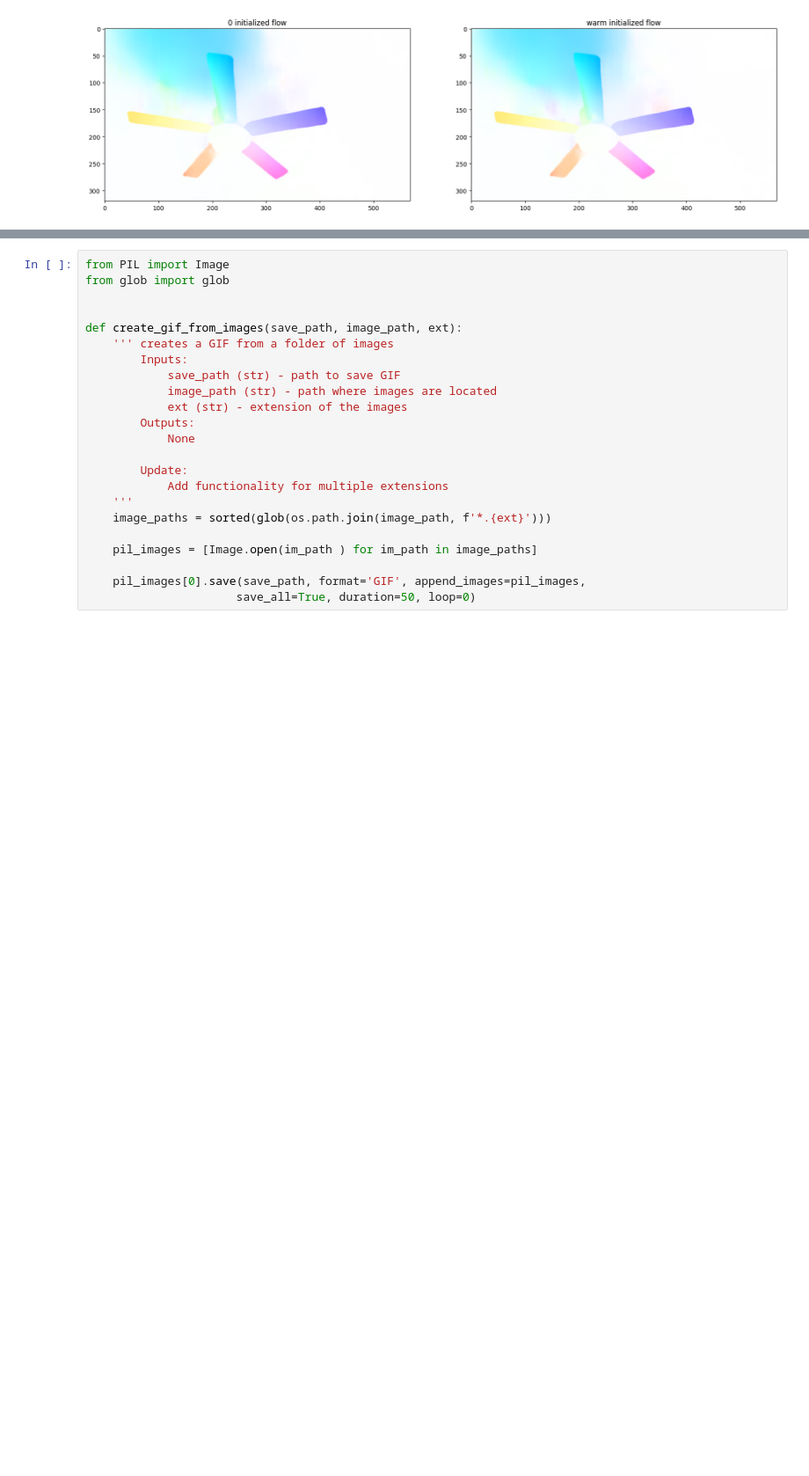
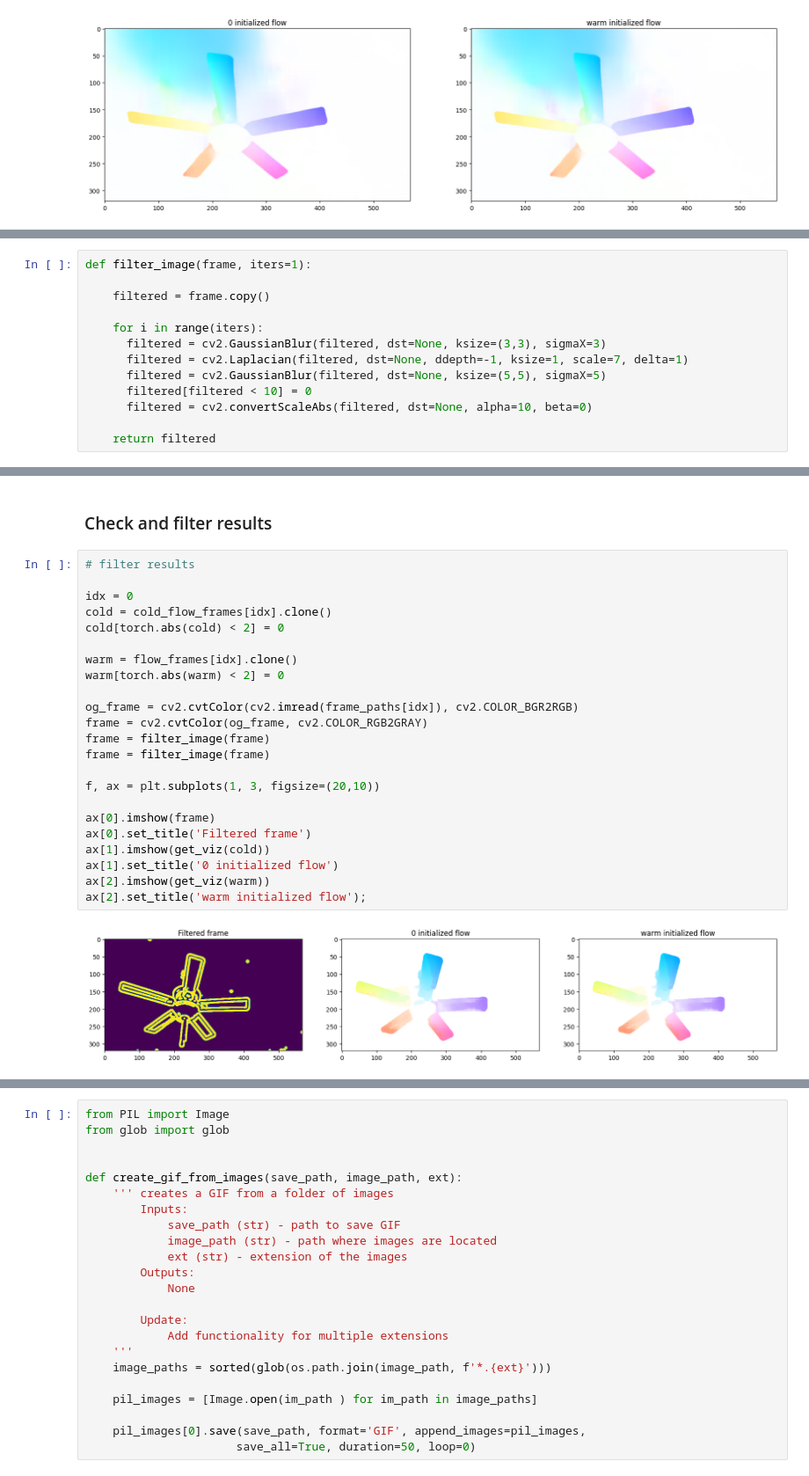
Before and after one commit to itberrios/CV_projects, a Jupyter notebook: RAFT/RAFT_exploration.ipynb, the cells around one changed output, grey strips where cells are left out. Shown at 88% size. Saved outputs shown, nothing was run; the diff lists cells and outputs as text; blank space fills up the shorter version.

```diff
--- a/RAFT/RAFT_exploration.ipynb
+++ b/RAFT/RAFT_exploration.ipynb
@@ -285,0 +317,13 @@ ax1.set_title('warm initialized flow');
+# %%
+def filter_image(frame, iters=1):
+
+    filtered = frame.copy()
+
+    for i in range(iters):
+      filtered = cv2.GaussianBlur(filtered, dst=None, ksize=(3,3), sigmaX=3)
+      filtered = cv2.Laplacian(filtered, dst=None, ddepth=-1, ksize=1, scale=7, delta=1)
+      filtered = cv2.GaussianBlur(filtered, dst=None, ksize=(5,5), sigmaX=5)
+      filtered[filtered < 10] = 0
+      filtered = cv2.convertScaleAbs(filtered, dst=None, alpha=10, beta=0)
+
+    return filtered
@@ -285,0 +367,27 @@ ax1.set_title('warm initialized flow');
+# %% [markdown]
+### Check and filter results
+# %%
+# filter results
+
+idx = 0
+cold = cold_flow_frames[idx].clone()
+cold[torch.abs(cold) < 2] = 0
+
+warm = flow_frames[idx].clone()
+warm[torch.abs(warm) < 2] = 0
+
+og_frame = cv2.cvtColor(cv2.imread(frame_paths[idx]), cv2.COLOR_BGR2RGB)
+frame = cv2.cvtColor(og_frame, cv2.COLOR_RGB2GRAY)
+frame = filter_image(frame)
+frame = filter_image(frame)
+
+f, ax = plt.subplots(1, 3, figsize=(20,10))
+
+ax[0].imshow(frame)
+ax[0].set_title('Filtered frame')
+ax[1].imshow(get_viz(cold))
+ax[1].set_title('0 initialized flow')
+ax[2].imshow(get_viz(warm))
+ax[2].set_title('warm initialized flow');
+# %% [output]
+[figure, added]
```
Also changed, not shown: parts of 39 cells of this notebook.
